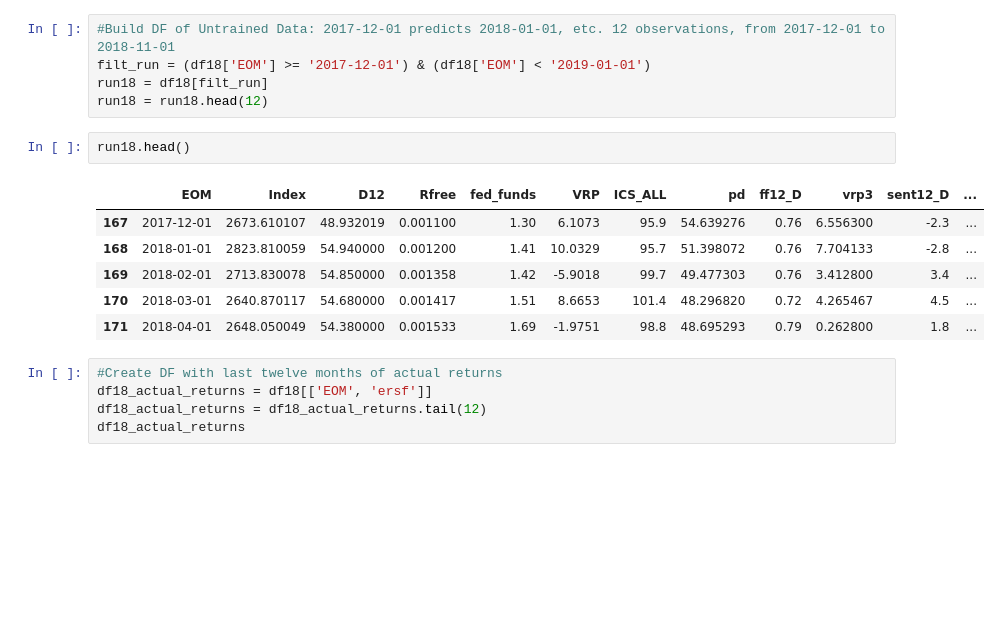
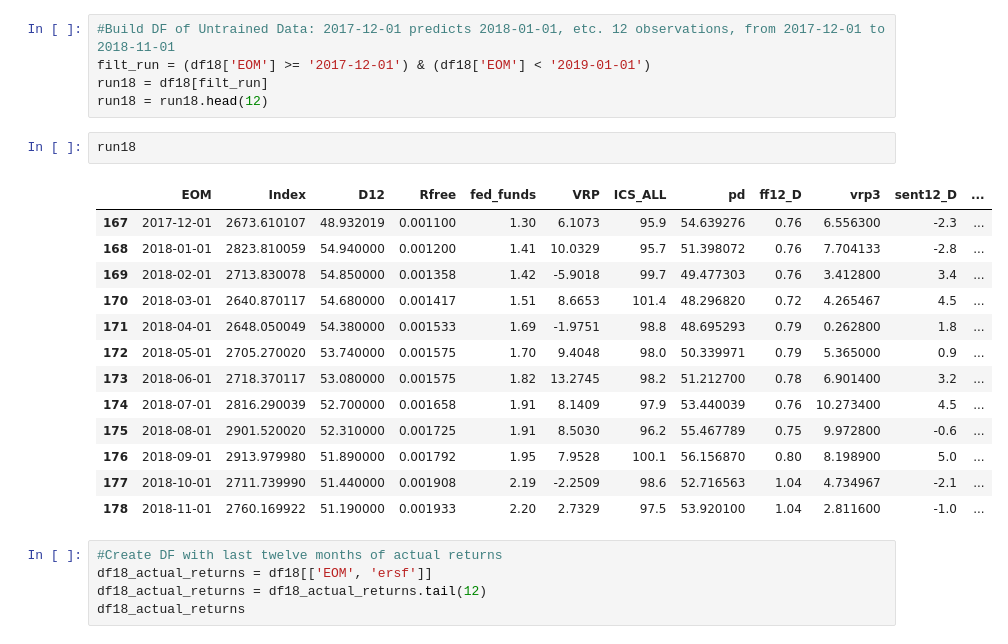
Before and after one commit to maks-p/momentum_sentiment_FINAL, a Jupyter notebook: momentum_sentiment_final.ipynb, the cells around one changed output. Cells and saved outputs as stored; diff of their text form; blank space fills up the shorter version.

```diff
--- a/momentum_sentiment_final.ipynb
+++ b/momentum_sentiment_final.ipynb
@@ -402,14 +405,21 @@ filt_run = (df18['EOM'] >= '2017-12-01') & (df18['EOM'] < '2019-01-01')
 run18 = df18[filt_run]
 run18 = run18.head(12)
 # %%
-run18.head()
+run18
 # %% [output]
 |  | EOM | Index | D12 | Rfree | fed_funds | VRP | ICS_ALL | pd | ff12_D | vrp3 | sent12_D | ... |
 | 167 | 2017-12-01 | 2673.610107 | 48.932019 | 0.001100 | 1.30 | 6.1073 | 95.9 | 54.639276 | 0.76 | 6.556300 | -2.3 | ... |
 | 168 | 2018-01-01 | 2823.810059 | 54.940000 | 0.001200 | 1.41 | 10.0329 | 95.7 | 51.398072 | 0.76 | 7.704133 | -2.8 | ... |
 | 169 | 2018-02-01 | 2713.830078 | 54.850000 | 0.001358 | 1.42 | -5.9018 | 99.7 | 49.477303 | 0.76 | 3.412800 | 3.4 | ... |
 | 170 | 2018-03-01 | 2640.870117 | 54.680000 | 0.001417 | 1.51 | 8.6653 | 101.4 | 48.296820 | 0.72 | 4.265467 | 4.5 | ... |
 | 171 | 2018-04-01 | 2648.050049 | 54.380000 | 0.001533 | 1.69 | -1.9751 | 98.8 | 48.695293 | 0.79 | 0.262800 | 1.8 | ... |
+| 172 | 2018-05-01 | 2705.270020 | 53.740000 | 0.001575 | 1.70 | 9.4048 | 98.0 | 50.339971 | 0.79 | 5.365000 | 0.9 | ... |
+| 173 | 2018-06-01 | 2718.370117 | 53.080000 | 0.001575 | 1.82 | 13.2745 | 98.2 | 51.212700 | 0.78 | 6.901400 | 3.2 | ... |
+| 174 | 2018-07-01 | 2816.290039 | 52.700000 | 0.001658 | 1.91 | 8.1409 | 97.9 | 53.440039 | 0.76 | 10.273400 | 4.5 | ... |
+| 175 | 2018-08-01 | 2901.520020 | 52.310000 | 0.001725 | 1.91 | 8.5030 | 96.2 | 55.467789 | 0.75 | 9.972800 | -0.6 | ... |
+| 176 | 2018-09-01 | 2913.979980 | 51.890000 | 0.001792 | 1.95 | 7.9528 | 100.1 | 56.156870 | 0.80 | 8.198900 | 5.0 | ... |
+| 177 | 2018-10-01 | 2711.739990 | 51.440000 | 0.001908 | 2.19 | -2.2509 | 98.6 | 52.716563 | 1.04 | 4.734967 | -2.1 | ... |
+| 178 | 2018-11-01 | 2760.169922 | 51.190000 | 0.001933 | 2.20 | 2.7329 | 97.5 | 53.920100 | 1.04 | 2.811600 | -1.0 | ... |
 # %%
 #Create DF with last twelve months of actual returns
 df18_actual_returns = df18[['EOM', 'ersf']]
```
Also changed, not shown: parts of 13 cells of this notebook, 2 other files.
